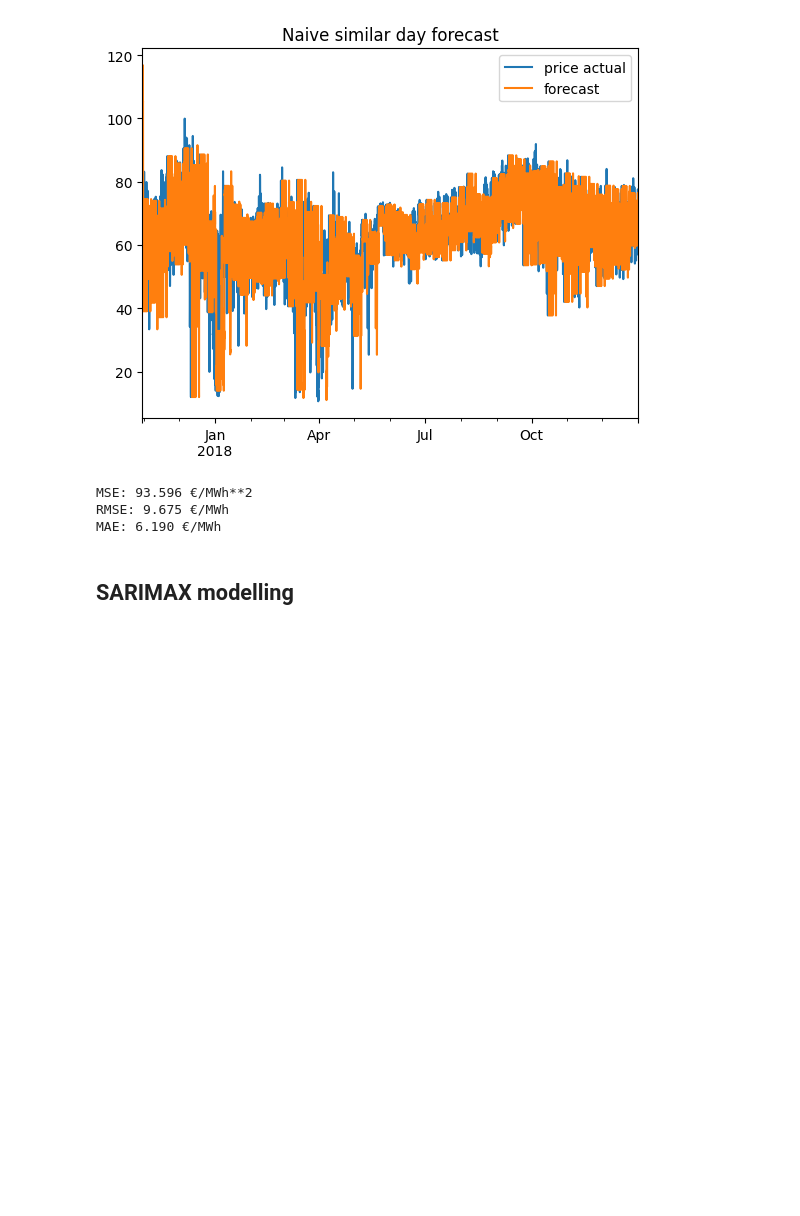
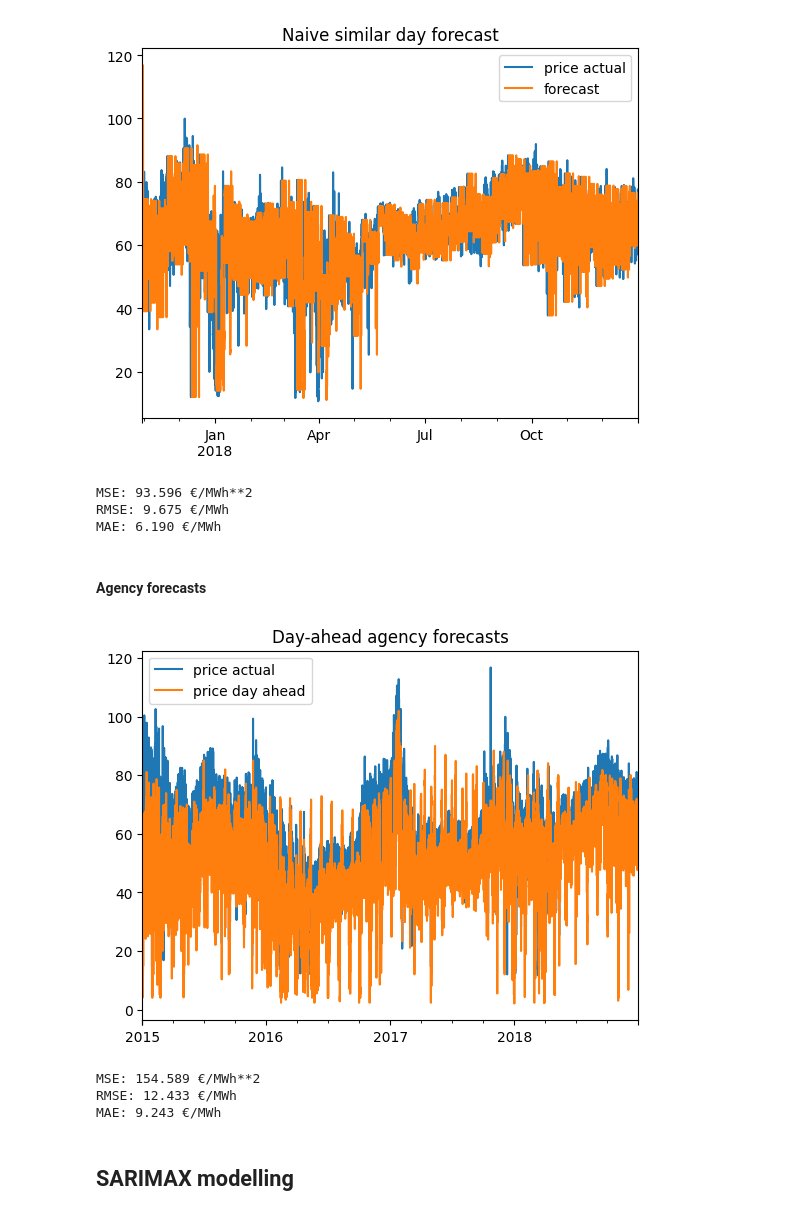
Before and after one commit to MiguelLoureiro98/EnergyForecasting, a Jupyter notebook: src/notebooks/hourly_forecasting/modelling.ipynb, the cells around one changed output. Cells and saved outputs as stored; diff of their text form; code cells hidden in the pictures; blank space fills up the shorter version.

```diff
--- a/src/notebooks/hourly_forecasting/modelling.ipynb
+++ b/src/notebooks/hourly_forecasting/modelling.ipynb
@@ -78,6 +78,23 @@ print("MAE: {:.3f} €/MWh".format(benchmark_mae));
 MSE: 93.596 €/MWh**2
 RMSE: 9.675 €/MWh
 MAE: 6.190 €/MWh
+# %% [markdown]
+#### Agency forecasts
+# %%
+data[["price actual", "price day ahead"]].plot(kind="line", title="Day-ahead agency forecasts");
+# %% [output]
+[figure, added]
+# %%
+agency_mse = mean_squared_error(data["price actual"].loc["2017-10-30":], data["price day ahead"].loc["2017-10-30":]);
+agency_mae = mean_absolute_error(data["price actual"].loc["2017-10-30":], data["price day ahead"].loc["2017-10-30":]);
+
+print("MSE: {:.3f} €/MWh**2".format(agency_mse));
+print("RMSE: {:.3f} €/MWh".format(np.sqrt(agency_mse)));
+print("MAE: {:.3f} €/MWh".format(agency_mae));
+# %% [output]
+MSE: 154.589 €/MWh**2
+RMSE: 12.433 €/MWh
+MAE: 9.243 €/MWh
 # %% [markdown]
 ## SARIMAX modelling
 # %%
```
Also changed, not shown: parts of 7 cells of this notebook.
